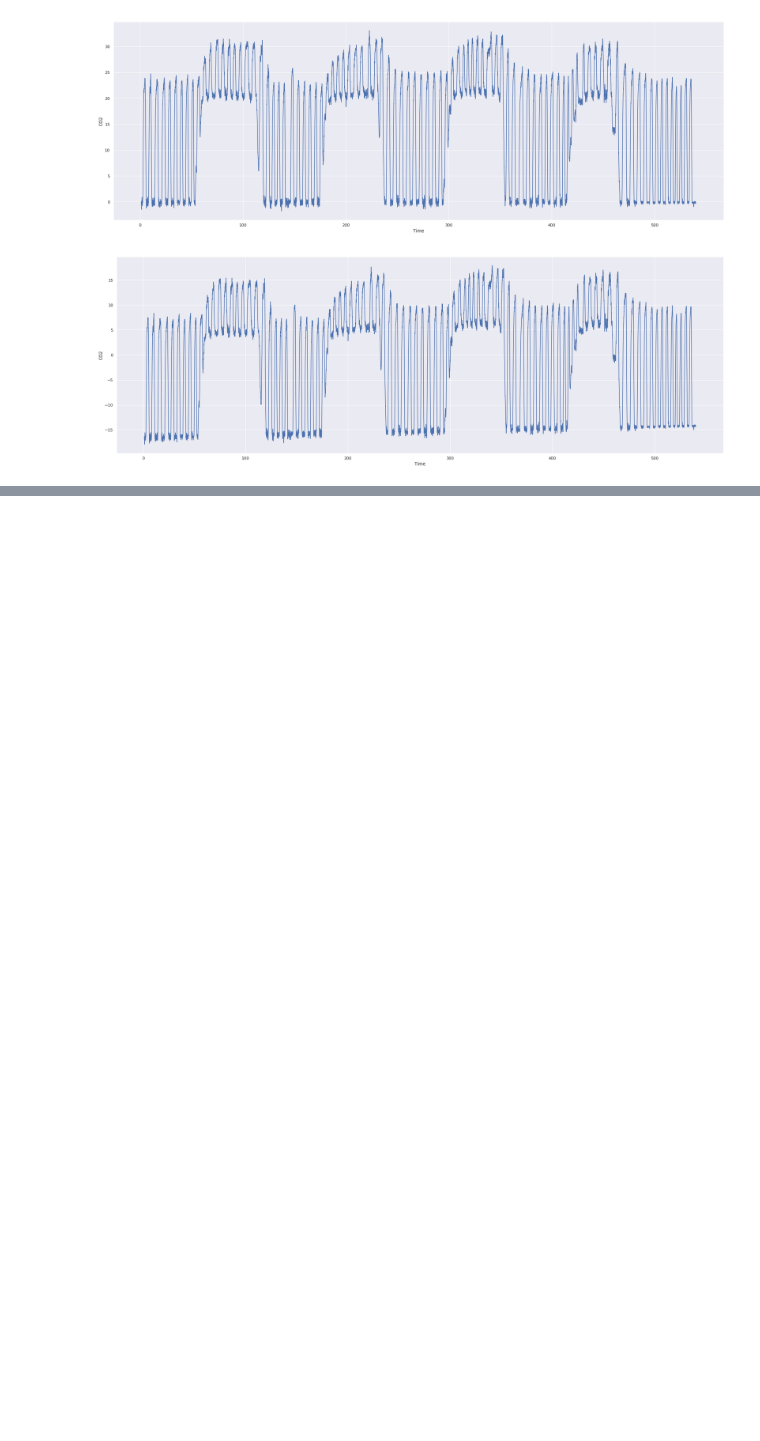
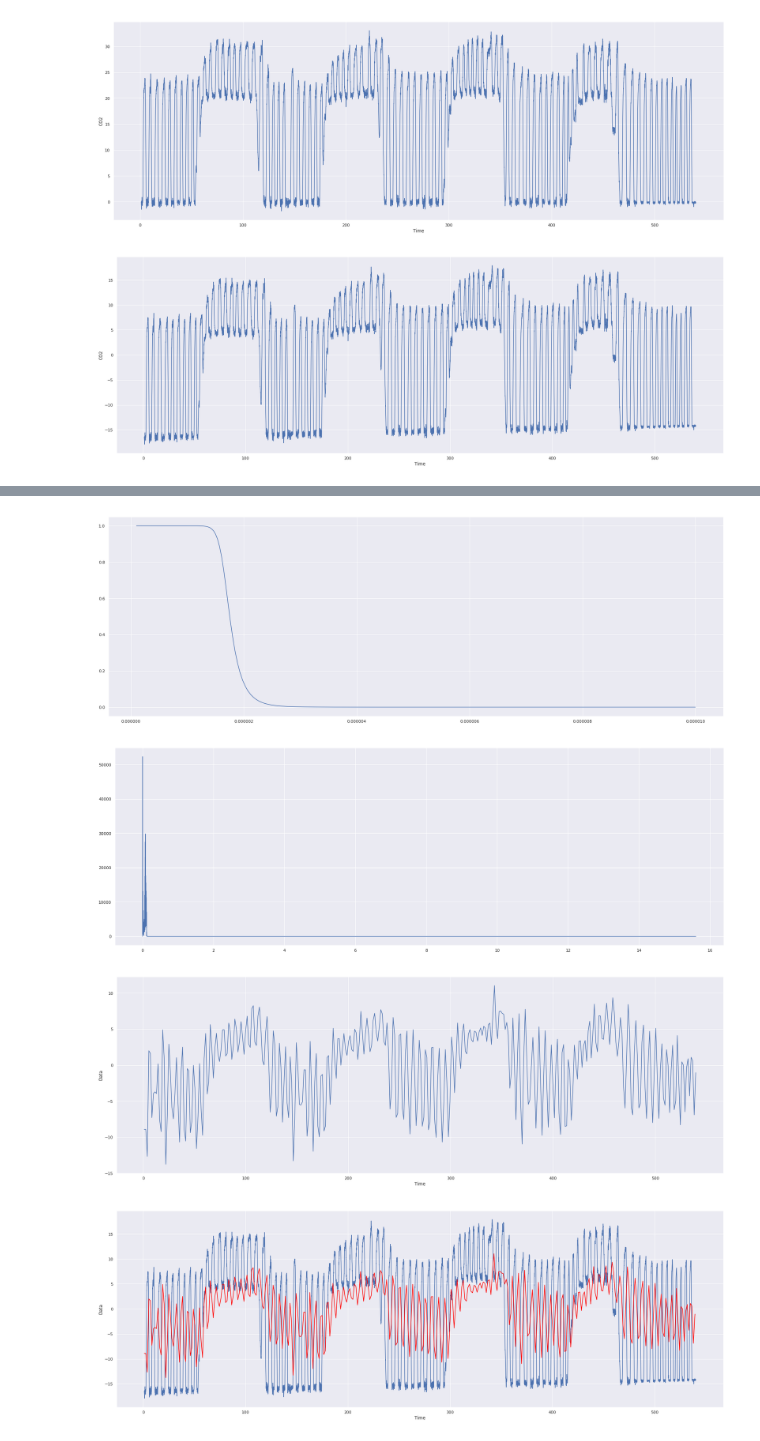
Before and after one commit to jacek257/Project-Chocolate, a Jupyter notebook: Jupyter/Presentation Graphs.ipynb, the cells around one changed output, grey strips where cells are left out. Cells and saved outputs as stored; diff of their text form; code cells hidden in the pictures; blank space fills up the shorter version.

```diff
--- a/Jupyter/Presentation Graphs.ipynb
+++ b/Jupyter/Presentation Graphs.ipynb
@@ -153,3 +174,36 @@ plt.show()
+# %%
+
+#create a copy of the power_spectra
+final = np.copy(power)
+
+b, a = sg.butter(11, 0.0001/60, 'low', analog=True)
+w, h = sg.freqs(b, a)
+for i,f in enumerate(freq):
+    final[i] = final[i] * h[i] if i < len(h) else 0
+sns.lineplot(x=w, y=np.abs(h))
+plt.show()
+filtered = sg.filtfilt(b, a, endTidal.CO2)
+sns.lineplot(x=freq, y=np.abs(final))
+plt.show()
+
+inverted = ifft(final).real
+resample_ts = np.arange(endTidal.Time.min(), endTidal.Time.max(), 1.5)
+resampler = interp.interp1d(endTidal.Time, inverted, fill_value="extrapolate")
+
+df = pd.DataFrame({'Time' : resample_ts,
+                   'Data' : resampler(resample_ts)})
+
+df = trim_edges(df)
+sns.lineplot(x='Time', y='Data', data=df)
+plt.show()
+sns.lineplot(x='Time', y='CO2', data=endTidal)
+sns.lineplot(x='Time', y='Data', data=df, color='red')
+plt.show()
+# %% [output]
+[figure, added]
+[figure, added]
+[figure, added]
+[figure, added]
 # %%
 
 final = np.copy(power)
```
Also changed, not shown: parts of 7 cells of this notebook, 2 other files.
